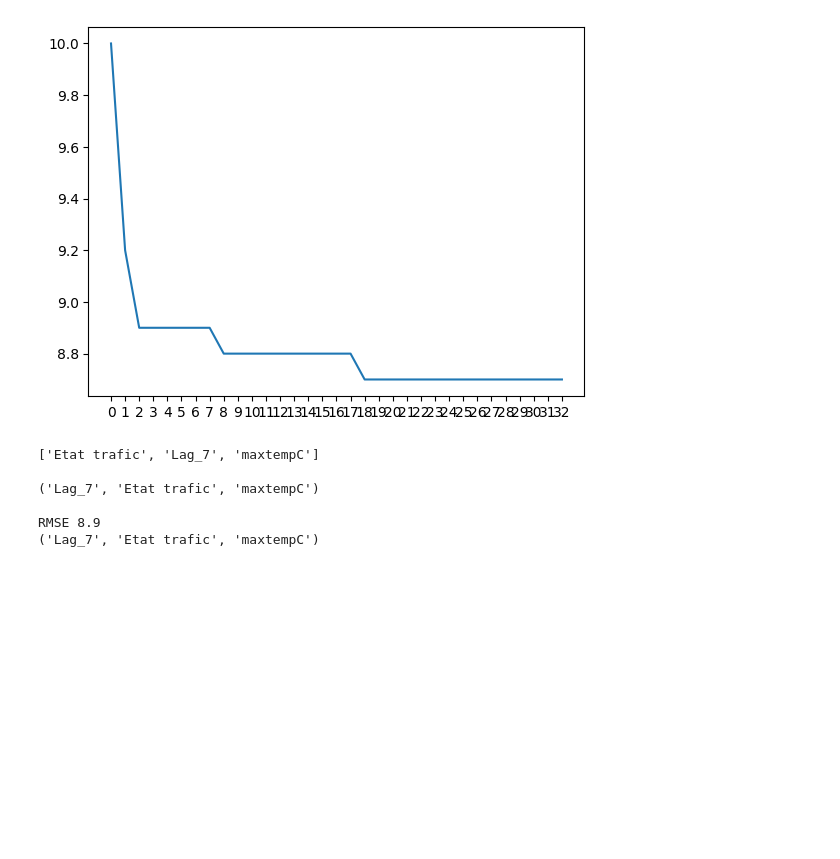
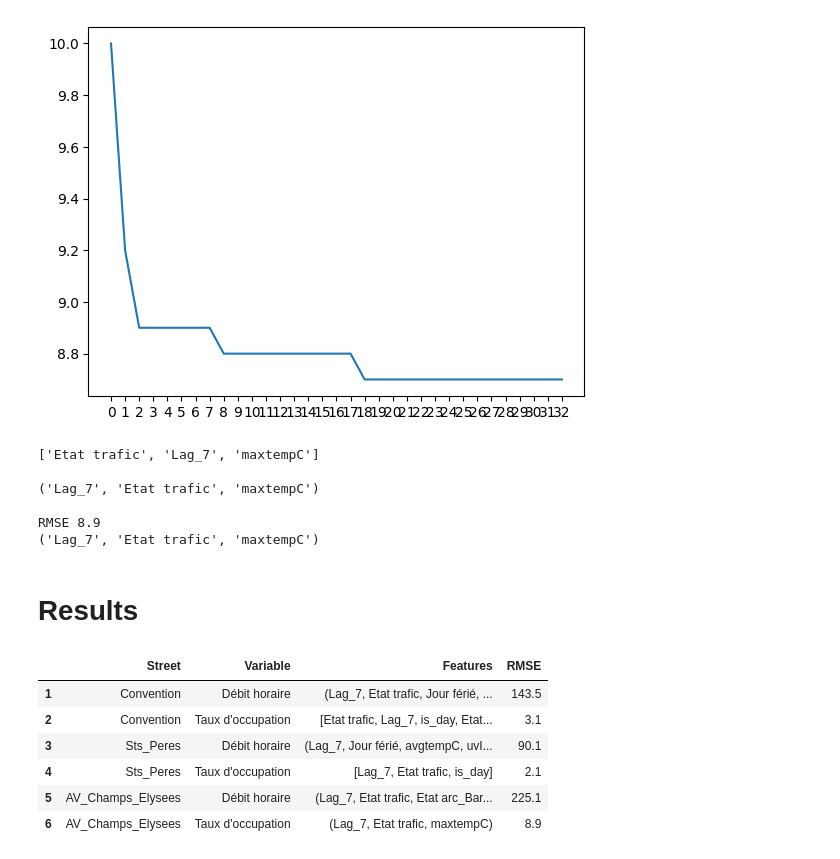
Before and after one commit to chrisahn99/eCSpress, a Jupyter notebook: notebooks/linear_regression.ipynb, the cells around one changed output. Drawn from its saved outputs; the diff is of its cells as text; code cells hidden in the pictures; blank space fills up the shorter version.

Commit message:
notebook for linear regression on all streets and variables

```diff
--- a/notebooks/linear_regression.ipynb
+++ b/notebooks/linear_regression.ipynb
@@ -352,6 +370,13 @@ print(models_bwd.loc[ind]["Features"], "\n")
 features_selected_peres_deb = models_bwd.loc[ind]["Features"]
 print("RMSE", models_bwd.loc[ind]["RMSE"])
 print(features_selected_peres_deb)
+
+lr_results.loc[3] = {
+    "Street": rue,
+    "Variable": variable,
+    "Features": features_selected_peres_deb,
+    "RMSE": models_bwd.loc[ind]["RMSE"],
+}
 # %% [output]
 ['Lag_7', 'is_day', 'Jour férié', 'humidity', 'maxtempC', 'DewPointC', 'mintempC', 'uvIndex']
 
@@ -417,6 +442,13 @@ print(models_bwd.loc[ind]["Features"], "\n")
 features_selected_peres_taux = models_fwd.loc[ind]["Features"]
 print("RMSE", models_fwd.loc[ind]["RMSE"])
 print(features_selected_peres_taux)
+
+lr_results.loc[4] = {
+    "Street": rue,
+    "Variable": variable,
+    "Features": features_selected_peres_taux,
+    "RMSE": models_fwd.loc[ind]["RMSE"],
+}
 # %% [output]
 ['Lag_7', 'Etat trafic', 'is_day']
 
@@ -485,6 +517,13 @@ print(models_bwd.loc[ind]["Features"], "\n")
 features_selected_ce_deb = models_bwd.loc[ind]["Features"]
 print("RMSE", models_bwd.loc[ind]["RMSE"])
 print(features_selected_ce_deb)
+
+lr_results.loc[5] = {
+    "Street": rue,
+    "Variable": variable,
+    "Features": features_selected_ce_deb,
+    "RMSE": models_bwd.loc[ind]["RMSE"],
+}
 # %% [output]
 ['Lag_7', 'Etat trafic', 'is_day', 'Etat arc_Barré']
 
@@ -548,6 +587,13 @@ print(models_bwd.loc[ind]["Features"], "\n")
 features_selected_ce_taux = models_bwd.loc[ind]["Features"]
 print("RMSE", models_bwd.loc[ind]["RMSE"])
 print(features_selected_ce_taux)
+
+lr_results.loc[6] = {
+    "Street": rue,
+    "Variable": variable,
+    "Features": features_selected_ce_taux,
+    "RMSE": models_bwd.loc[ind]["RMSE"],
+}
 # %% [output]
 ['Etat trafic', 'Lag_7', 'maxtempC']
 
@@ -555,3 +601,15 @@ print(features_selected_ce_taux)
 
 RMSE 8.9
 ('Lag_7', 'Etat trafic', 'maxtempC')
+# %% [markdown]
+# Results
+# %%
+lr_results
+# %% [output]
+|  | Street | Variable | Features | RMSE |
+| 1 | Convention | Débit horaire | (Lag_7, Etat trafic, Jour férié, ... | 143.5 |
+| 2 | Convention | Taux d'occupation | [Etat trafic, Lag_7, is_day, Etat... | 3.1 |
+| 3 | Sts_Peres | Débit horaire | (Lag_7, Jour férié, avgtempC, uvI... | 90.1 |
+| 4 | Sts_Peres | Taux d'occupation | [Lag_7, Etat trafic, is_day] | 2.1 |
+| 5 | AV_Champs_Elysees | Débit horaire | (Lag_7, Etat trafic, Etat arc_Bar... | 225.1 |
+| 6 | AV_Champs_Elysees | Taux d'occupation | (Lag_7, Etat trafic, maxtempC) | 8.9 |
```
Also changed, not shown: parts of 4 cells of this notebook.
